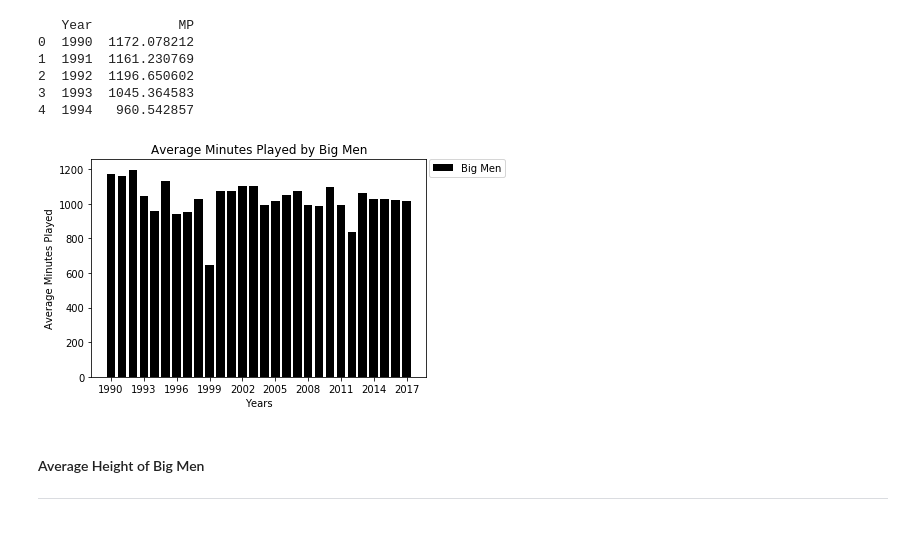
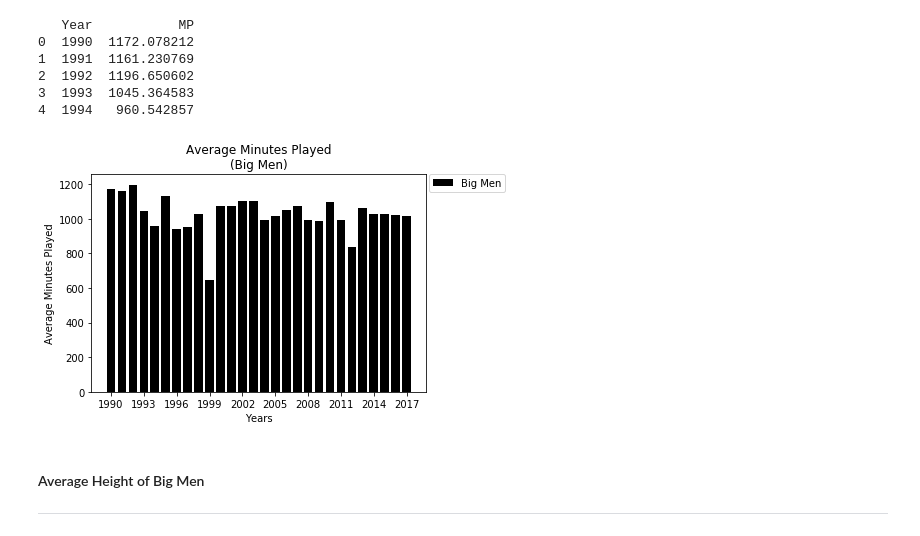
Before and after one commit to logan7734/Project1_repo, a Jupyter notebook: Presentation Notebook.ipynb, the cells around one changed output. Drawn from its saved outputs; the diff is of its cells as text; code cells hidden in the pictures.

```diff
--- a/Presentation Notebook.ipynb
+++ b/Presentation Notebook.ipynb
@@ -528,23 +528,23 @@ print(avg_min_big.head())
 # %%
 #Big Men Minutes
 
 
 big_plot = plt.bar(avg_min_big["Year"], avg_min_big["MP"], color='Black')
 
 
 #Change values of xticks
 plt.xticks(np.arange(1990,2018,step=3))
 plt.legend([big_plot], ["Big Men"], loc='best', bbox_to_anchor = (1.25,1.025))
 
 #Set Axis Labels and Titles
 plt.xlabel("Years")
 plt.ylabel("Average Minutes Played")
-plt.title("Average Minutes Played by Big Men")
+plt.title("Average Minutes Played\n(Big Men)")
 
 
 plt.show()
 # %% [output]
-[figure, old version]
+[figure, new version]
 # %% [markdown]
 #### Average Height of Big Men
 ***
```
Also changed, not shown: parts of 2 cells of this notebook.
